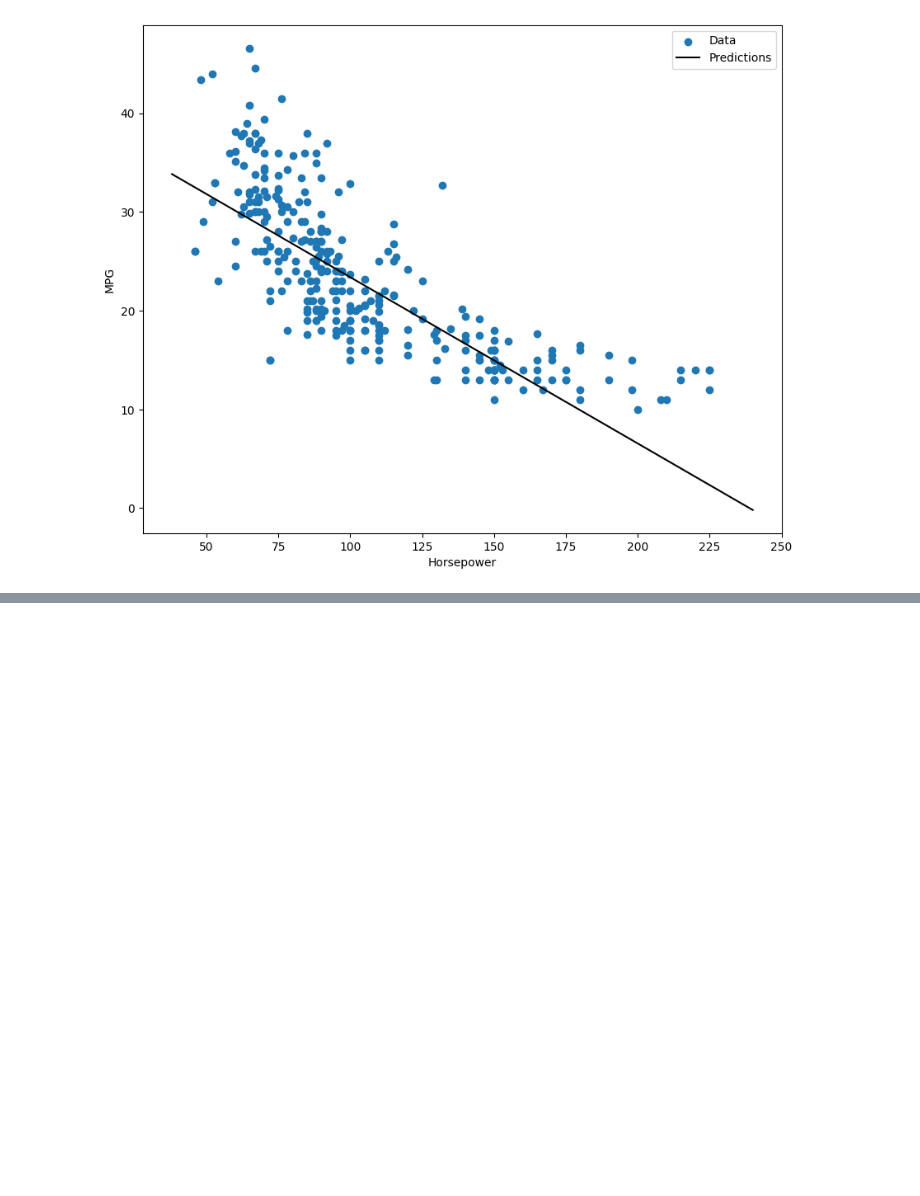
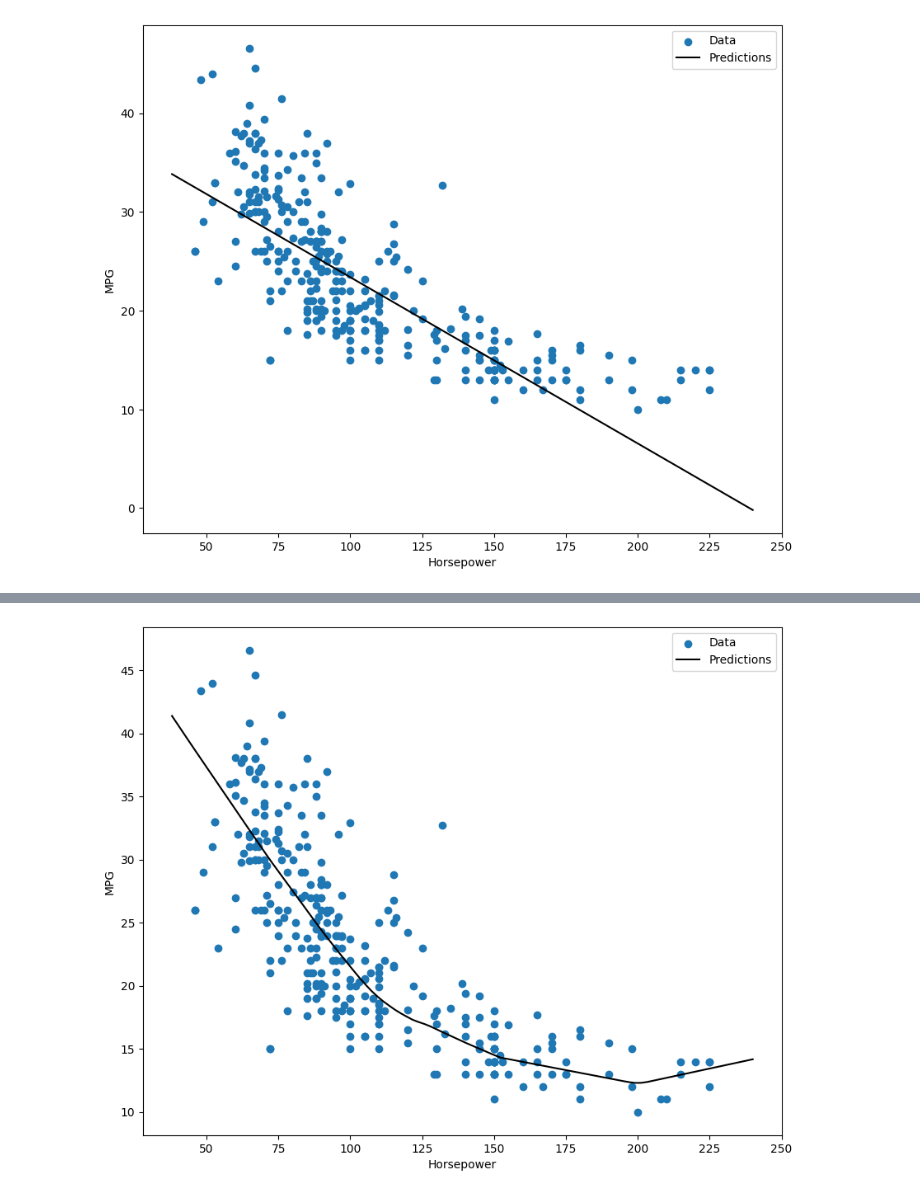
Before and after one commit to xpcosmos/tensorflow-learning, a Jupyter notebook: first_neural_network/linear_regression.ipynb, the cells around one changed output, grey strips where cells are left out. Cells and saved outputs as stored; diff of their text form; code cells hidden in the pictures; blank space fills up the shorter version.

```diff
--- a/first_neural_network/linear_regression.ipynb
+++ b/first_neural_network/linear_regression.ipynb
@@ -193,3 +195,19 @@ plot(feature, x,y)
 # %% [output]
 7/7 [==============================] - 0s 909us/step
 [figure]
+# %%
+# Trainning a Dense Neural Network
+dnn_model = keras.models.Sequential([
+    single_feature_normalizer,
+    layers.Dense(72, activation='relu'),
+    layers.Dense(72, activation='relu'),
+    layers.Dense(72, activation='relu'),
+    layers.Dense(1)
+])
+# %%
+# Optmizer
+optimizer = keras.optimizers.legacy.Adam(learning_rate=0.001)
+
+# Compiling
+dnn_model.compile(optimizer=optimizer, loss=loss)
+dnn_model.summary()
@@ -195,0 +235,4 @@ plot(feature, x,y)
+# %%
+history = dnn_model.fit(train_features[feature],train_labels,
+                        validation_split=0.2,
+                        verbose=1, epochs=100)
@@ -195,0 +262,6 @@ plot(feature, x,y)
+# %%
+# Visualizing the best-fit-line for the DNN_MODEL
+x = tf.linspace(range_min, range_max, 100)
+y = dnn_model.predict(x)
+plot(feature, x,y)
+# %% [output]
@@ -195,0 +269 @@ plot(feature, x,y)
+[figure, added]
```
Also changed, not shown: parts of 8 cells of this notebook, 4 other files.
